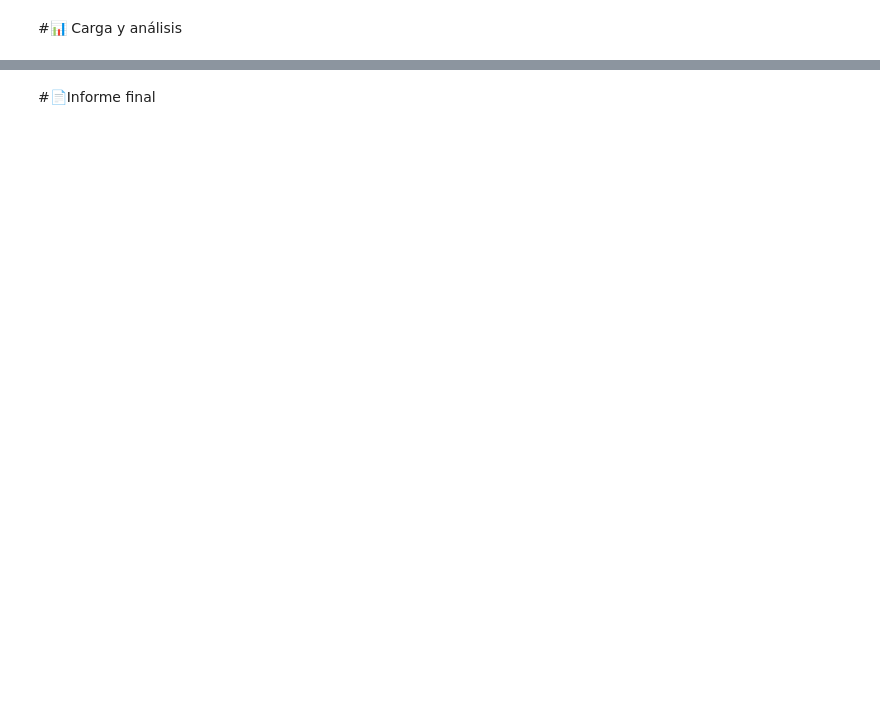
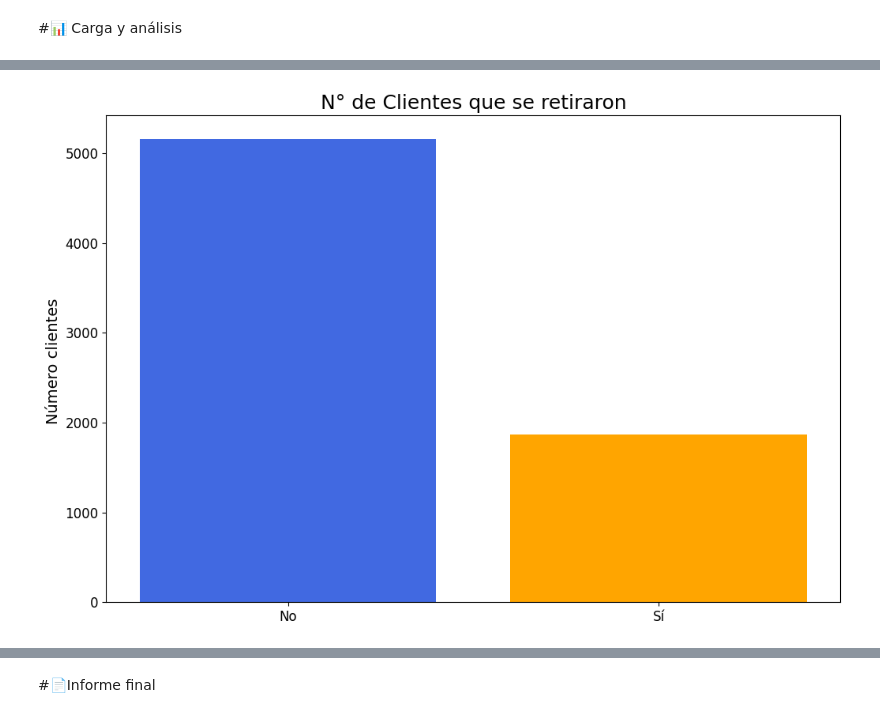
Before and after one commit to MCCoronel12/Proyecto_Telecom, a Jupyter notebook: TelecomX_LATAM.ipynb, the cells around one changed output, grey strips where cells are left out. Saved outputs shown, nothing was run; the diff lists cells and outputs as text; code cells hidden in the pictures; blank space fills up the shorter version.

Commit message:
Transformacion de datos y analisis distribucion de retiros

```diff
--- a/TelecomX_LATAM.ipynb
+++ b/TelecomX_LATAM.ipynb
@@ -266,0 +274,6 @@ pandas.core.frame.DataFrame
+# %%
+#creamos la columna cuentas diarias y eliminamos excesos de decimales
+d_telecom['cuentas_diarias']= d_telecom['monthly_charges'] / 30
+d_telecom['cuentas_diarias'] = d_telecom['cuentas_diarias'].round(2)
+
+d_telecom
@@ -266,0 +317,7 @@ pandas.core.frame.DataFrame
+# %%
+#estandarizacion y transformacion de Yes/no
+
+#primero convertimos todo a minusculas
+variable_yn = [ 'churn','partner','dependents', 'phone_service','paperless_billing']
+for c in variable_yn:
+  d_telecom[c] = d_telecom[c].str.strip().str.lower()
@@ -266,0 +340,5 @@ pandas.core.frame.DataFrame
+# %%
+#
+map_yes_no = {'yes': 1, 'no': 0}
+for c in variable_yn:
+  d_telecom[c] = d_telecom[c].map(map_yes_no).astype('int64')
@@ -268,0 +389,3 @@ pandas.core.frame.DataFrame
+# %%
+churn_counts = d_telecom['churn'].value_counts().sort_index()
+churn_counts
@@ -268,0 +398,18 @@ pandas.core.frame.DataFrame
+# %%
+colores = ['royalblue', 'orange']
+
+fig, ax = plt.subplots(figsize =(12,8))
+ax.bar(churn_counts.index, churn_counts.values ,color = colores )
+ax.set_title('N° de Clientes que se retiraron', loc = 'center', fontsize = 18)
+ax.set_xlabel('')
+ax.set_ylabel('Número clientes ', fontsize = 14)
+
+ax.set_xticks([0, 1])
+ax.set_xticklabels(['No', 'Sí'])
+
+ax.xaxis.set_tick_params(labelsize = 12)
+ax.yaxis.set_tick_params(labelsize = 12)
+
+plt.show()
+# %% [output]
+[figure, added]
```
Also changed, not shown: parts of 11 cells of this notebook.
